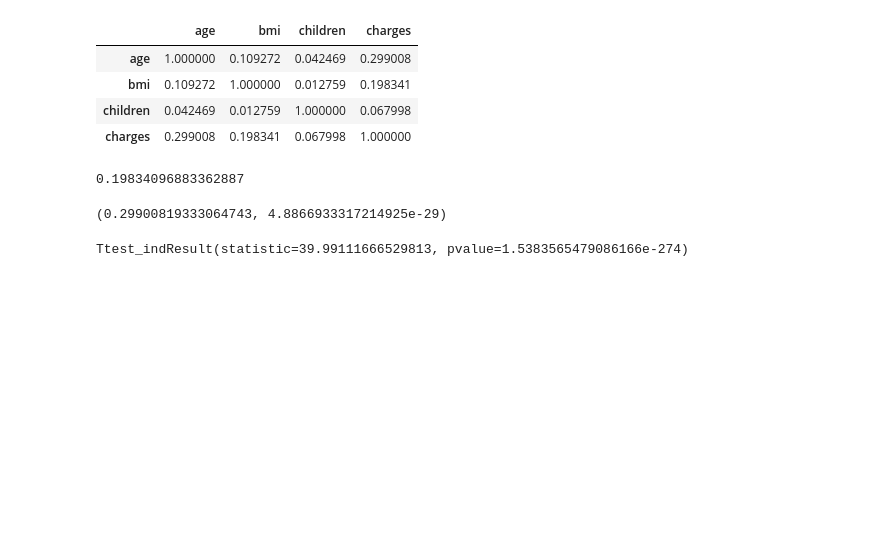
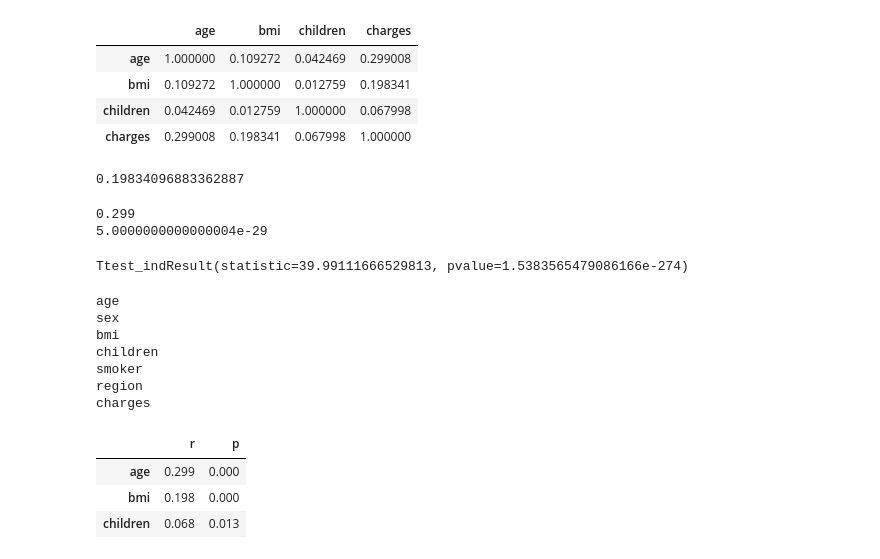
Before and after one commit to ron-ligsay/EDA, a Jupyter notebook: src/Learn EDA/Correlation and P_value_2.ipynb, the cells around one changed output. Cells and saved outputs as stored; diff of their text form; code cells hidden in the pictures; blank space fills up the shorter version.

```diff
--- a/src/Learn EDA/Correlation and P_value_2.ipynb
+++ b/src/Learn EDA/Correlation and P_value_2.ipynb
@@ -34,12 +34,37 @@ df.charges.corr(df.bmi)
 # %%
 # t value
 from scipy import stats
-corr = stats.pearsonr(df.charges, df.age)
+r, p = stats.pearsonr(df.charges, df.age)
 
-corr # (Correlation, P_value)
+print(round(r, 4))
+print(round(p, 29)) # (Correlation, P_value)
 # %% [output]
-(0.29900819333064743, 4.8866933317214925e-29)
+0.299
+5.0000000000000004e-29
 # %%
 stats.ttest_ind(df.charges, df.bmi)
 # %% [output]
 Ttest_indResult(statistic=39.99111666529813, pvalue=1.5383565479086166e-274)
+# %%
+#coff_df = pd.DataFrame(df.corr().unstack().reset_index())
+corr_df = pd.DataFrame(columns=['r','p'])
+
+for col in df:
+    print(col)
+    if pd.api.types.is_numeric_dtype(df[col]) and col != 'charges':
+        r, p = stats.pearsonr(df.charges, df[col])
+        corr_df.loc[col] = [round(r, 3), round(p, 3)]
+
+corr_df
+# %% [output]
+age
+sex
+bmi
+children
+smoker
+region
+charges
+|  | r | p |
+| age | 0.299 | 0.000 |
+| bmi | 0.198 | 0.000 |
+| children | 0.068 | 0.013 |
```
Also changed, not shown: parts of 8 cells of this notebook.
